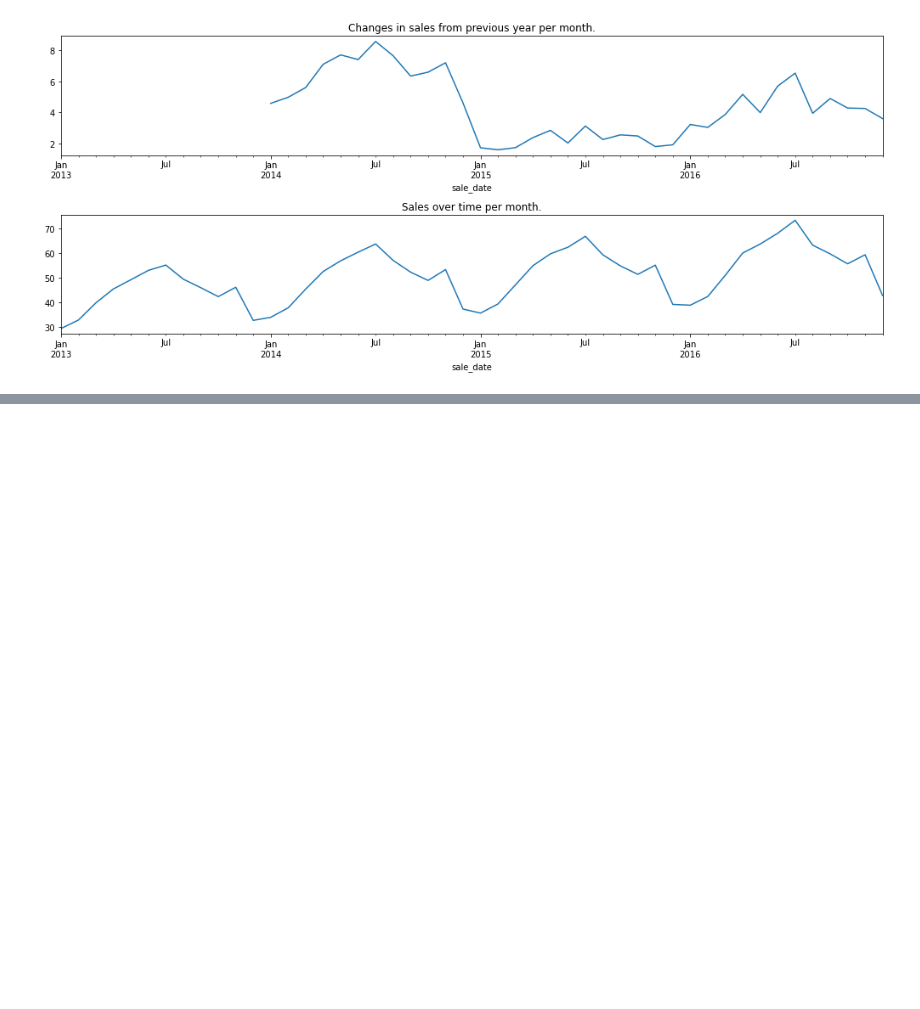
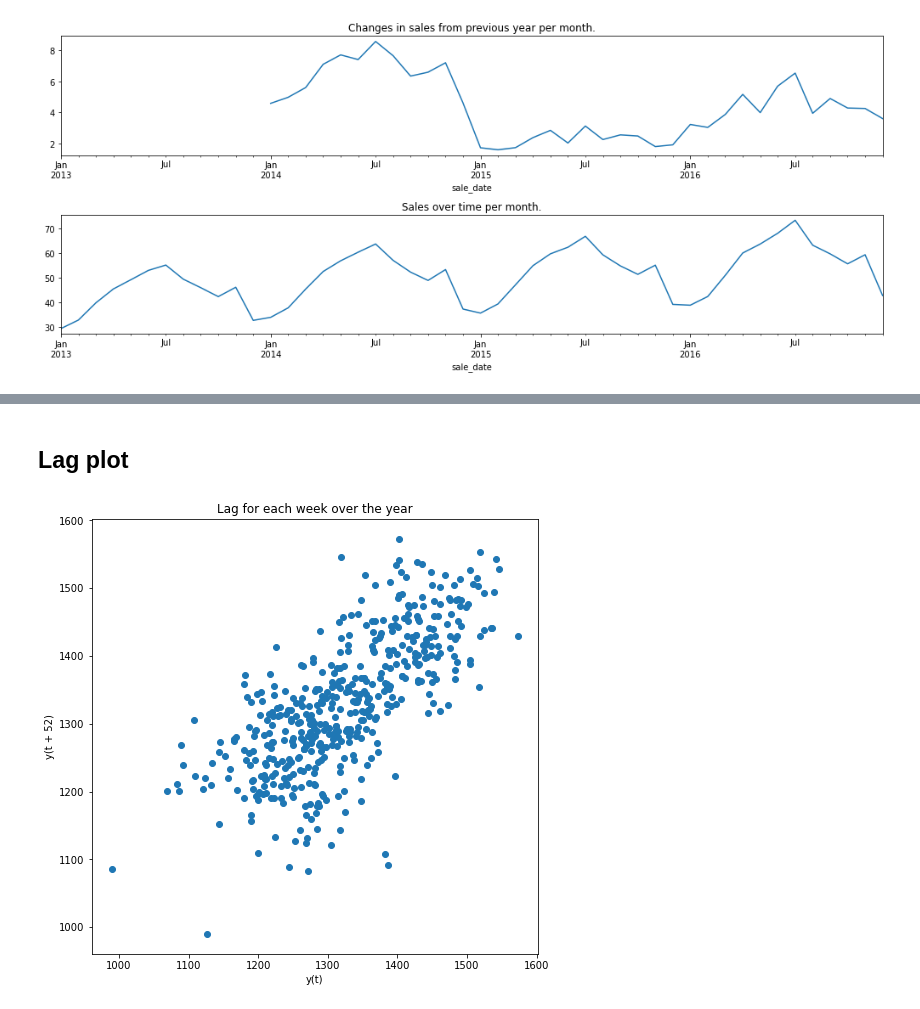
Before and after one commit to patrickamwayi/time-series-exercises, a Jupyter notebook: explore.ipynb, the cells around one changed output, grey strips where cells are left out. Drawn from its saved outputs; the diff is of its cells as text; code cells hidden in the pictures; blank space fills up the shorter version.

```diff
--- a/explore.ipynb
+++ b/explore.ipynb
@@ -198,0 +262,9 @@ plt.tight_layout();
+# %% [markdown]
+## Lag plot
+# %%
+# plot lag for each week over one year
+plt.figure(figsize = (8, 8))
+pd.plotting.lag_plot(train.resample('W').consumption.mean(), lag = 52)
+plt.title('Lag for each week over the year');
+# %% [output]
+[figure, added]
```
Also changed, not shown: parts of 32 cells of this notebook.
